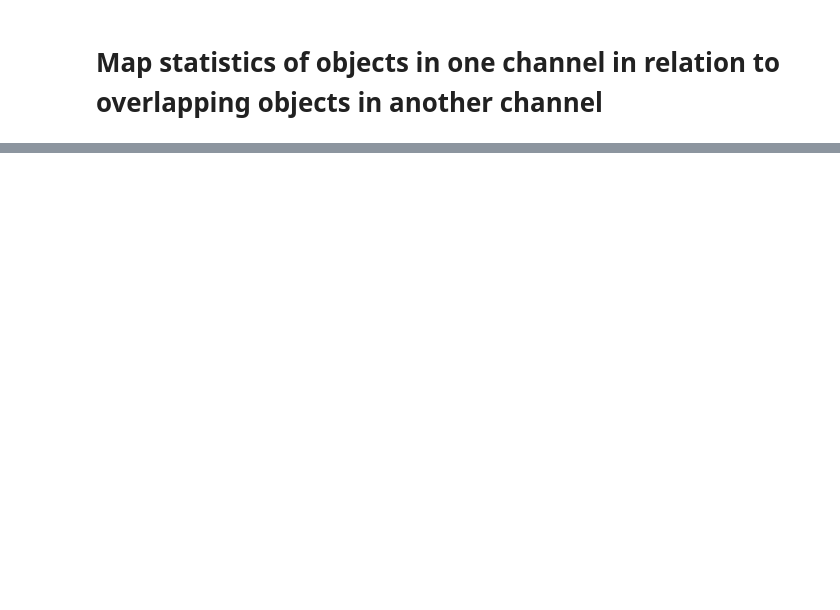
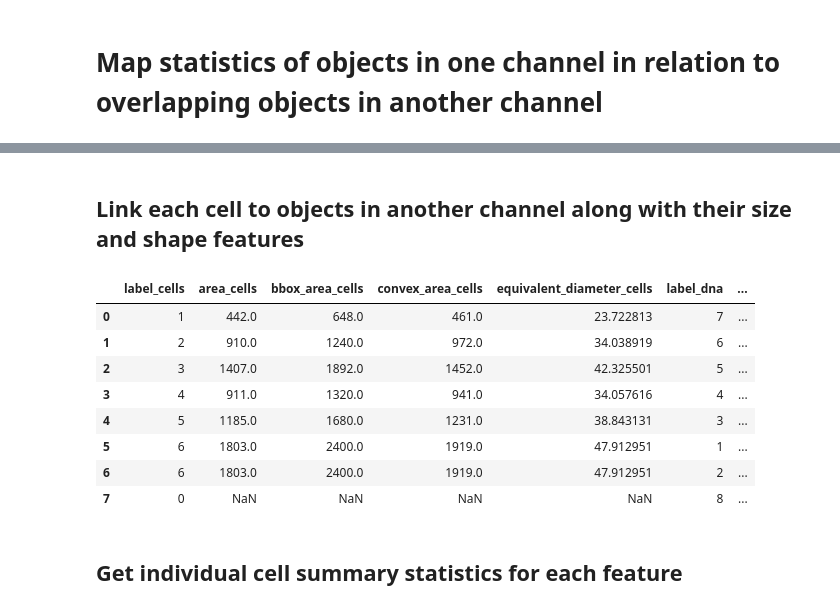
Before and after one commit to haesleinhuepf/napari-skimage-regionprops, a Jupyter notebook: demo/Regionprops_map_channels.ipynb, the cells around one changed output, grey strips where cells are left out. Cells and saved outputs as stored; diff of their text form; code cells hidden in the pictures; blank space fills up the shorter version.

```diff
--- a/demo/Regionprops_map_channels.ipynb
+++ b/demo/Regionprops_map_channels.ipynb
@@ -150,0 +68,19 @@ table_list[0]
+# %% [markdown]
+## Link each cell to objects in another channel along with their size and shape features
+# %%
+measurements_linked = measure_labels_in_labels(reference_labels=cell_labels,
+                                                labels_to_measure=dna_labels,
+                                                suffixes=['_cells', '_dna'])
+measurements_linked
+# %% [output]
+|  | label_cells | area_cells | bbox_area_cells | convex_area_cells | equivalent_diameter_cells | label_dna | ... |
+| 0 | 1 | 442.0 | 648.0 | 461.0 | 23.722813 | 7 | ... |
+| 1 | 2 | 910.0 | 1240.0 | 972.0 | 34.038919 | 6 | ... |
+| 2 | 3 | 1407.0 | 1892.0 | 1452.0 | 42.325501 | 5 | ... |
+| 3 | 4 | 911.0 | 1320.0 | 941.0 | 34.057616 | 4 | ... |
+| 4 | 5 | 1185.0 | 1680.0 | 1231.0 | 38.843131 | 3 | ... |
+| 5 | 6 | 1803.0 | 2400.0 | 1919.0 | 47.912951 | 1 | ... |
+| 6 | 6 | 1803.0 | 2400.0 | 1919.0 | 47.912951 | 2 | ... |
+| 7 | 0 | NaN | NaN | NaN | NaN | 8 | ... |
+# %% [markdown]
+## Get individual cell summary statistics for each feature
```
Also changed, not shown: parts of 40 cells of this notebook, 4 other files.
